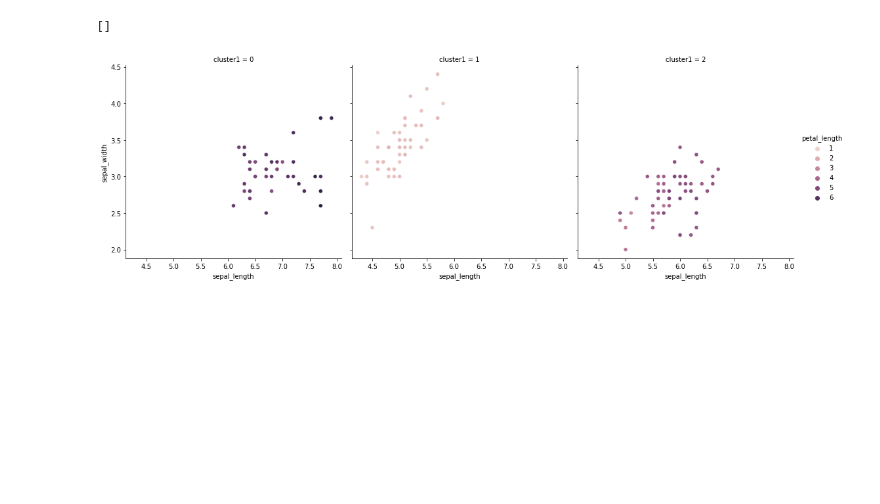
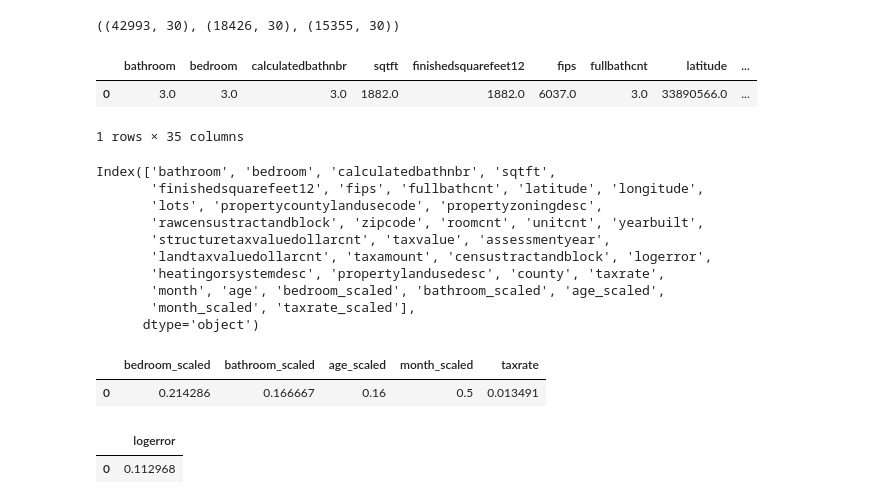
Before and after one commit to QinzhiChen/Project---Clustering, a Jupyter notebook: modeling.ipynb, the cells around one changed output. Saved outputs shown, nothing was run; the diff lists cells and outputs as text; code cells hidden in the pictures; blank space fills up the shorter version.

```diff
--- a/modeling.ipynb
+++ b/modeling.ipynb
@@ -20,4 +0,0 @@ IPython.OutputArea.prototype._should_scroll = function(lines) {
-# %%
-#display all columns and rows
-pd.set_option('display.max_columns', 500)
-pd.set_option('display.max_rows', 500)
@@ -125,6 +0,0 @@ iris.head()
-# %%
-sns.relplot(data=iris, x = "sepal_length", y = "sepal_width", hue = 'petal_length', col = "cluster1")
-plt.plot()
-# %% [output]
-[]
-[figure, removed]
@@ -130,0 +25,28 @@ plt.plot()
+# %%
+zillow_train,zillow_validate,zillow_test=wrangle.wrangled_file()
+# %%
+zillow_train.shape,zillow_validate.shape,zillow_test.shape
+# %% [output]
+((42993, 30), (18426, 30), (15355, 30))
+# %%
+#use function to scale features and concat them back to dataframe
+scaled_train,scaled_validate,scaled_test = modeling.scale_data(zillow_train,zillow_validate,zillow_test,cols=['bedroom','bathroom','age','month','taxrate'])
+# %%
+scaled_train.head(1)
+# %% [output]
+|  | bathroom | bedroom | calculatedbathnbr | sqtft | finishedsquarefeet12 | fips | fullbathcnt | latitude | ... |
+| 0 | 3.0 | 3.0 | 3.0 | 1882.0 | 1882.0 | 6037.0 | 3.0 | 33890566.0 | ... |
+1 rows × 35 columns
+# %%
+scaled_train.columns
+# %% [output]
+Index(['bathroom', 'bedroom', 'calculatedbathnbr', 'sqtft',
+       'finishedsquarefeet12', 'fips', 'fullbathcnt', 'latitude', 'longitude',
+       'lots', 'propertycountylandusecode', 'propertyzoningdesc',
+       'rawcensustractandblock', 'zipcode', 'roomcnt', 'unitcnt', 'yearbuilt',
+       'structuretaxvaluedollarcnt', 'taxvalue', 'assessmentyear',
+       'landtaxvaluedollarcnt', 'taxamount', 'censustractandblock', 'logerror',
+       'heatingorsystemdesc', 'propertylandusedesc', 'county', 'taxrate',
+       'month', 'age', 'bedroom_scaled', 'bathroom_scaled', 'age_scaled',
+       'month_scaled', 'taxrate_scaled'],
+      dtype='object')
@@ -130,0 +62,10 @@ plt.plot()
+# %%
+X_train.head(1)
+# %% [output]
+|  | bedroom_scaled | bathroom_scaled | age_scaled | month_scaled | taxrate |
+| 0 | 0.214286 | 0.166667 | 0.16 | 0.5 | 0.013491 |
+# %%
+y_train.head(1)
+# %% [output]
+|  | logerror |
+| 0 | 0.112968 |
```
Also changed, not shown: parts of 45 cells of this notebook.
